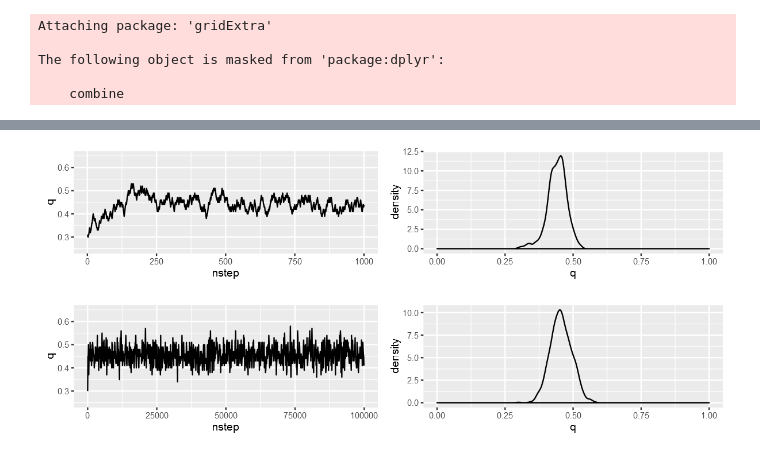
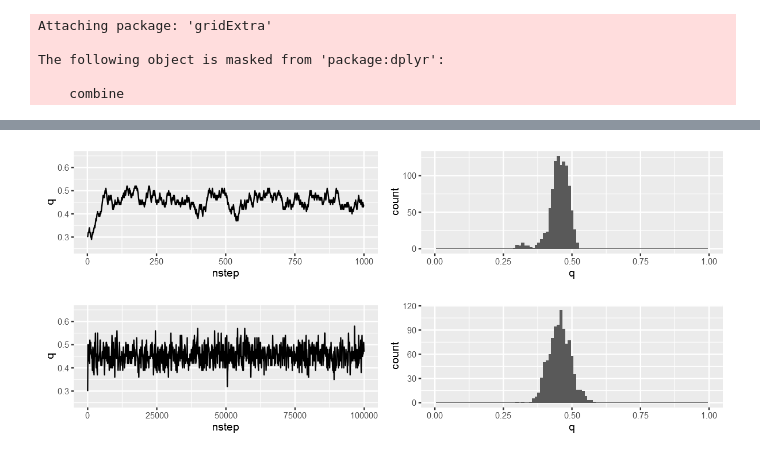
Before and after one commit to whatalnk/stat-model-intro, a Jupyter notebook: Chap08.ipynb, the cells around one changed output, grey strips where cells are left out. Cells and saved outputs as stored; diff of their text form; code cells hidden in the pictures.

```diff
--- a/Chap08.ipynb
+++ b/Chap08.ipynb
@@ -120,7 +116,7 @@ data_frame(nstep = c(1:100), q03 = do_step_logL(0.3, 100), q06 = do_step_logL(0.
 # %% [markdown]
 ## 8.3 メトロポリス法
 # %%
-step_metropolis <- function(q, L){
+step_metropolis <- function(q, L, data){
     nq <- ifelse(sample(c(0, 1), size = 1, prob = c(0.5, 0.5)) == 0, q - 0.01, q + 0.01)
     nL <- logL(nq, data)
     if (nL > L){
@@ -136,12 +132,12 @@ step_metropolis <- function(q, L){
     }
 }
 # %%
-metropolis <- function(start, nstep){
+metropolis <- function(start, nstep, data){
     qs <- numeric(nstep)
     qs[1] <- start
     pL <- logL(start, data)
     for(i in c(2:nstep)){
-        q_L <- step_metropolis(qs[i - 1], pL)
+        q_L <- step_metropolis(qs[i - 1], pL, data)
         qs[i] <- q_L$q
         pL <- q_L$L
     }
@@ -160,9 +168,9 @@ options(repr.plot.width = 10, repr.plot.height = 2)
 # %%
-# d.met1 <- data_frame(
-#     nstep = c(1:100),
-#     q = metropolis(0.3, 100)
-# )
+d.met1 <- data_frame(
+    nstep = c(1:100),
+    q = metropolis(0.3, 100, data)
+)
 gp1 <- ggplot(data = d.met1, aes(x = nstep, y = q)) + geom_line() + ylim(c(0.25, 0.65))
-gp2 <- ggplot(data = d.met1, aes(q)) + geom_density() + xlim(c(0, 1))
+gp2 <- ggplot(data = d.met1, aes(q)) + geom_histogram(binwidth = 0.01) + xlim(c(0, 1))
 grid.arrange(gp1, gp2, ncol = 2)
 # %% [output]
@@ -170,20 +178,20 @@ grid.arrange(gp1, gp2, ncol = 2)
 # %%
-# d.met2 <- data_frame(
-#     nstep = c(1:1000),
-#     q = metropolis(0.3, 1000)
-# )
+d.met2 <- data_frame(
+    nstep = c(1:1000),
+    q = metropolis(0.3, 1000, data)
+)
 gp1 <- ggplot(data = d.met2, aes(x = nstep, y = q)) + geom_line() + ylim(c(0.25, 0.65))
-gp2 <- ggplot(data = d.met2, aes(q)) + geom_density() + xlim(c(0,1))
+gp2 <- ggplot(data = d.met2, aes(q)) + geom_histogram(binwidth = 0.01) + xlim(c(0,1))
 grid.arrange(gp1, gp2, ncol = 2)
 # %% [output]
-[figure, old version]
+[figure, new version]
 # %%
-# d.met3 <- data_frame(
-#     nstep = c(1:100000),
-#     q = metropolis(0.3, 100000)
-# )
+d.met3 <- data_frame(
+    nstep = c(1:100000),
+    q = metropolis(0.3, 100000, data)
+)
 gp1 <- ggplot(data = slice(d.met3, seq(1, 100000, 100)), aes(x = nstep, y = q)) + geom_line() + ylim(c(0.25, 0.65))
-gp2 <- ggplot(data = slice(d.met3, seq(1, 100000, 100)), aes(q)) + geom_density() + xlim(c(0, 1))
+gp2 <- ggplot(data = slice(d.met3, seq(1, 100000, 100)), aes(q)) + geom_histogram(binwidth = 0.01) + xlim(c(0, 1))
 grid.arrange(gp1, gp2, ncol = 2)
 # %% [output]
-[figure, old version]
+[figure, new version]
```
Also changed, not shown: parts of 12 cells of this notebook, 2 other files.
